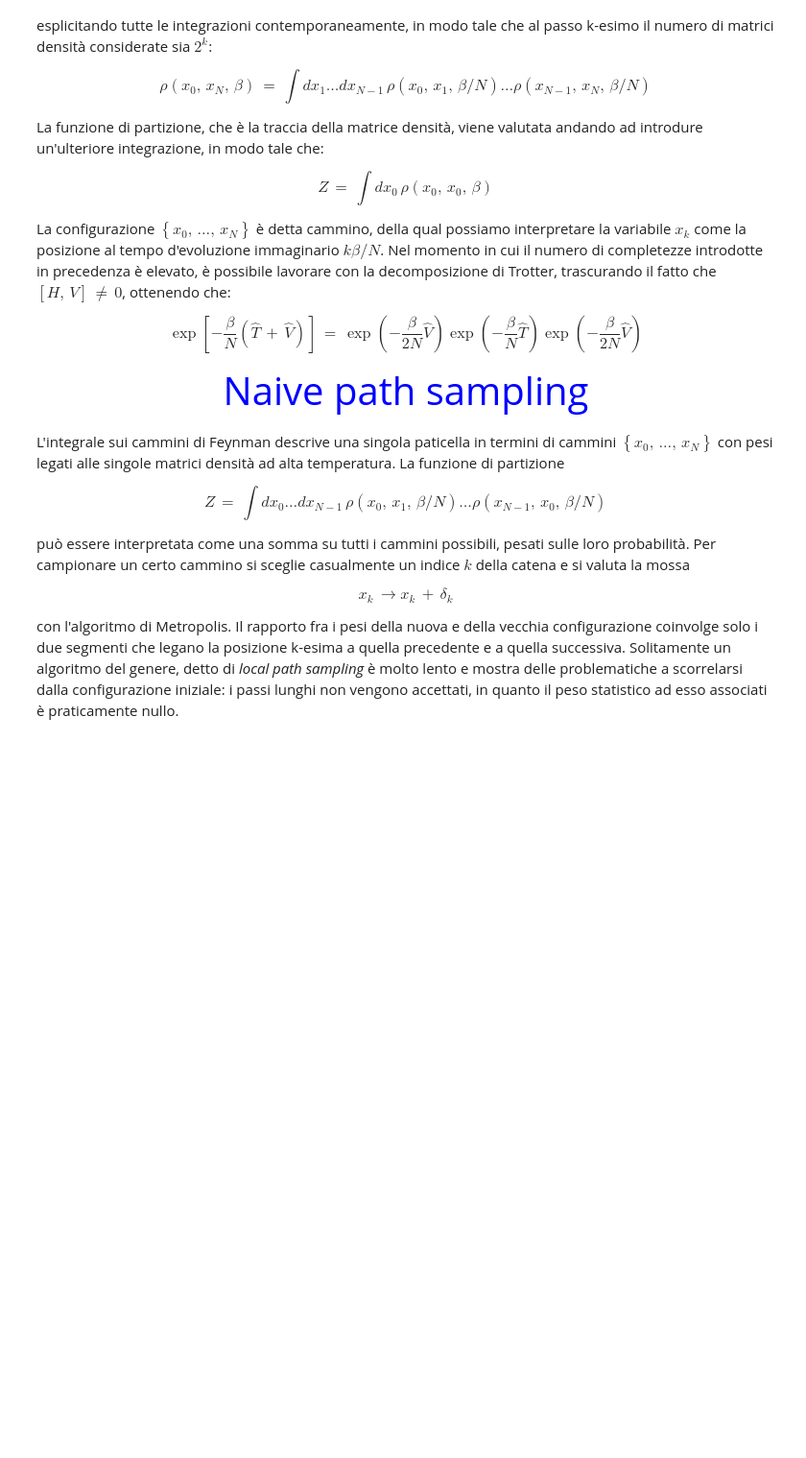
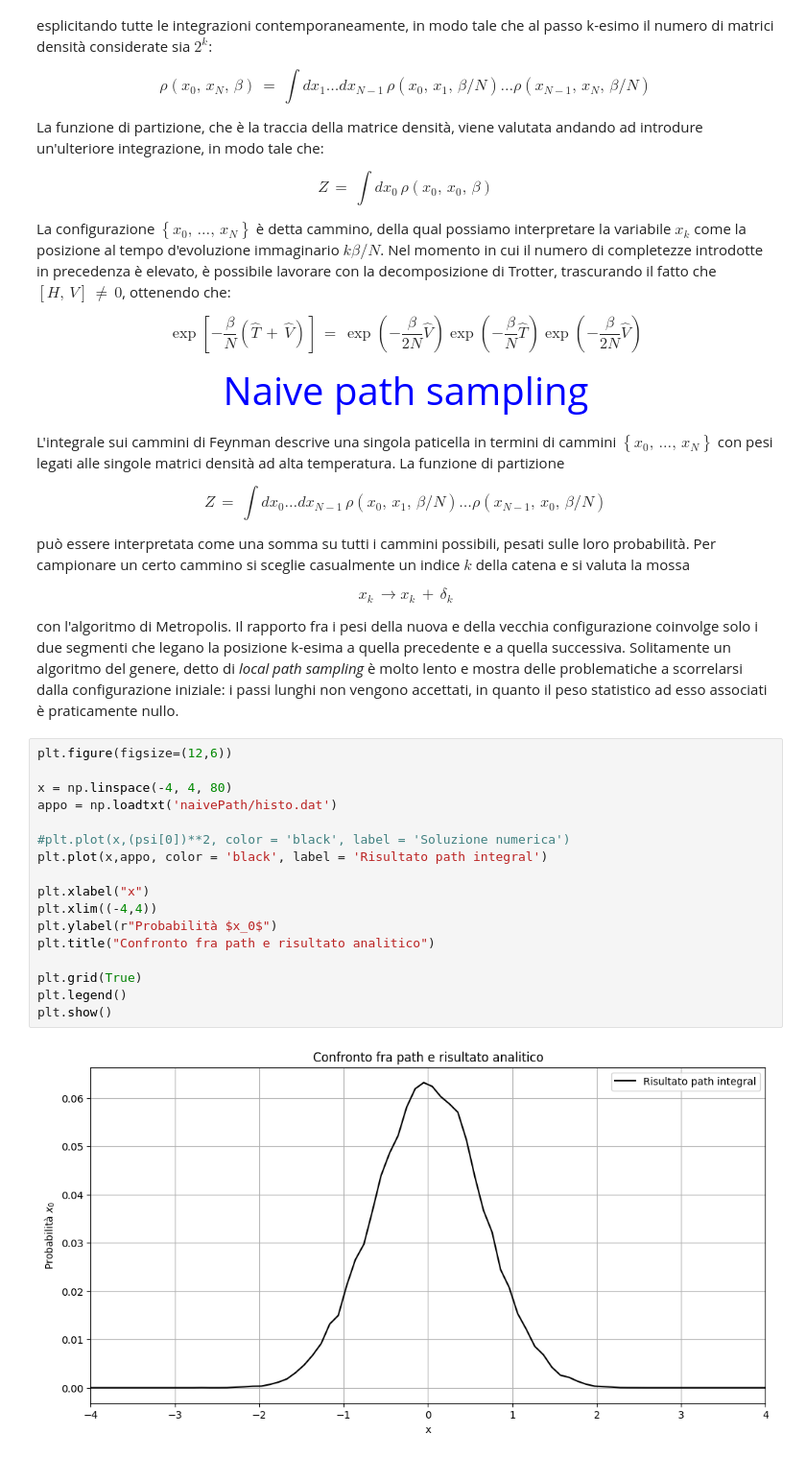
Before and after one commit to Negrini085/FSA, a Jupyter notebook: monteCarloPath/path.ipynb, the cells around one changed output. Shown at 96% size. Drawn from its saved outputs; the diff is of its cells as text; blank space fills up the shorter version.

Commit message:
Corretto sampling naive dei cammini

```diff
--- a/monteCarloPath/path.ipynb
+++ b/monteCarloPath/path.ipynb
@@ -56,3 +64,22 @@ x_k\,\longrightarrow x_k\,+\,\delta_k
 $$
 
 con l'algoritmo di Metropolis. Il rapporto fra i pesi della nuova e della vecchia configurazione coinvolge solo i due segmenti che legano la posizione k-esima a quella precedente e a quella successiva. Solitamente un algoritmo del genere, detto di _local path sampling_ è molto lento e mostra delle problematiche a scorrelarsi dalla configurazione iniziale: i passi lunghi non vengono accettati, in quanto il peso statistico ad esso associati è praticamente nullo.
+# %%
+plt.figure(figsize=(12,6))
+
+x = np.linspace(-4, 4, 80)
+appo = np.loadtxt('naivePath/histo.dat')
+
+#plt.plot(x,(psi[0])**2, color = 'black', label = 'Soluzione numerica')
+plt.plot(x,appo, color = 'black', label = 'Risultato path integral')
+
+plt.xlabel("x")
+plt.xlim((-4,4))
+plt.ylabel(r"Probabilità $x_0$")
+plt.title("Confronto fra path e risultato analitico")
+
+plt.grid(True)
+plt.legend()
+plt.show()
+# %% [output]
+[figure, added]
```
Also changed, not shown: parts of 1 cell of this notebook, 2 other files.
